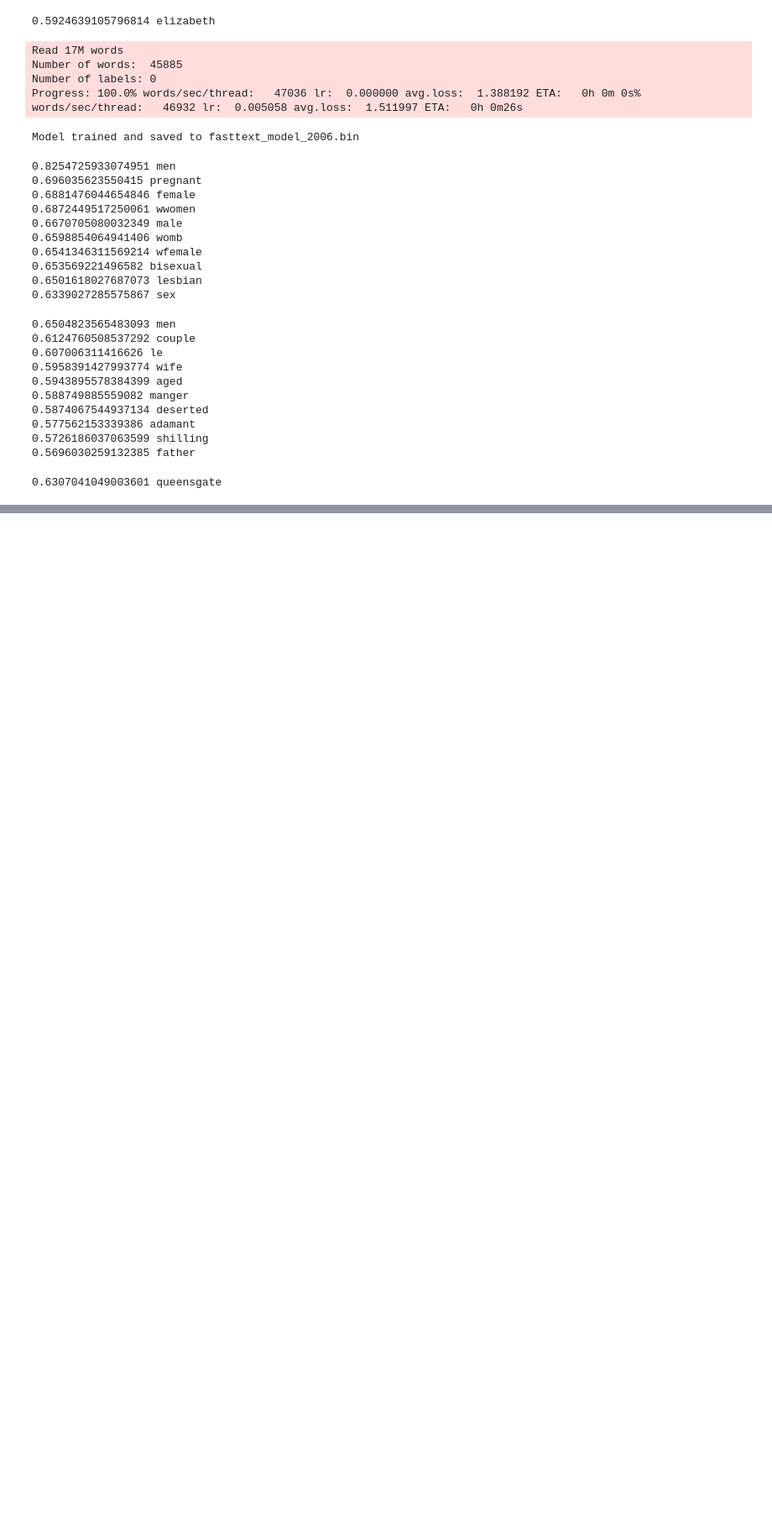
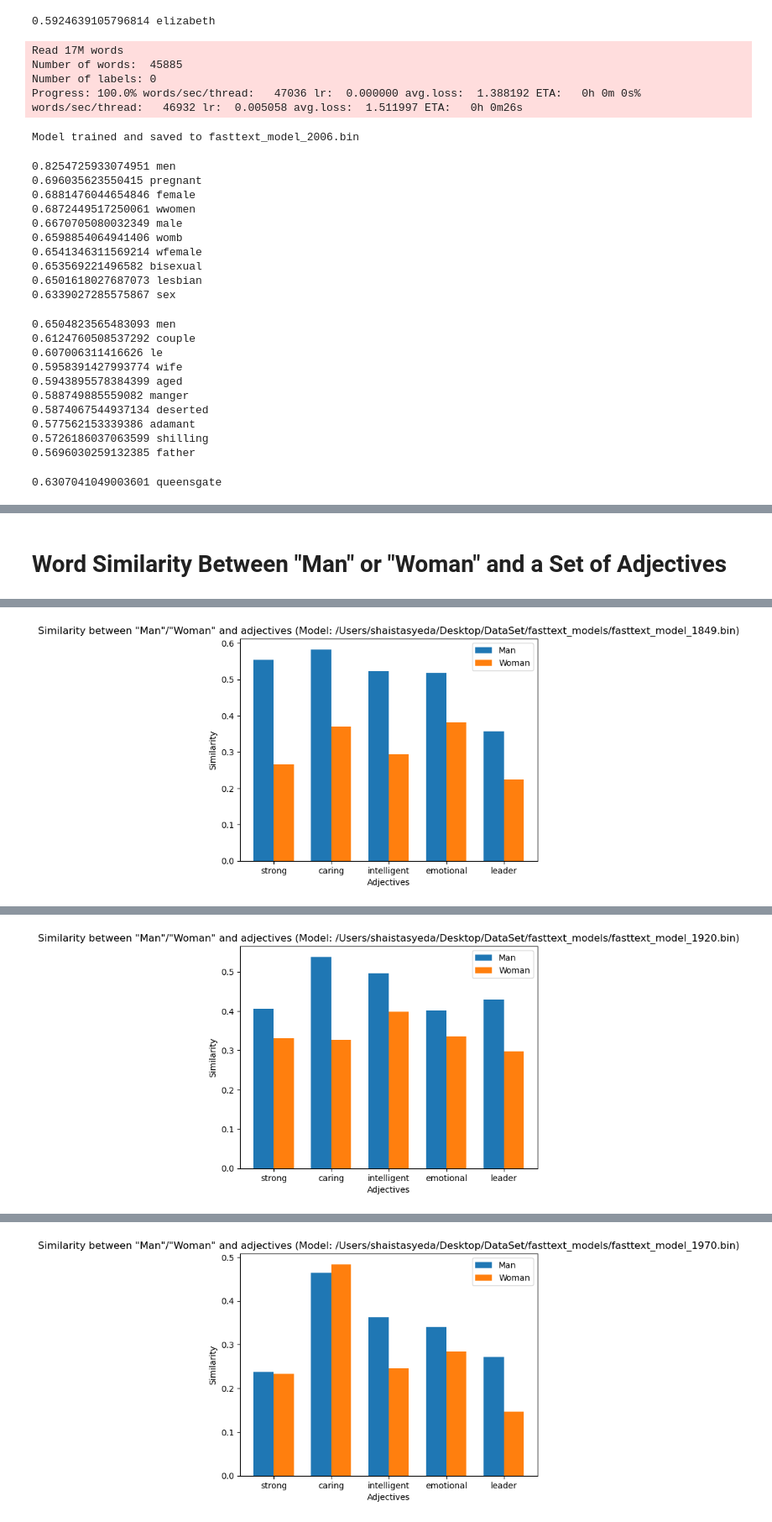
Before and after one commit to xssti/Analysis-of-gender-perception, a Jupyter notebook: ADS-2/Jupyter-Notebooks/Fasttext-Model-1.ipynb, the cells around one changed output, grey strips where cells are left out. Shown: that part at 84% size. Drawn from its saved outputs; the diff is of its cells as text; code cells hidden in the pictures; blank space fills up the shorter version.

```diff
--- a/ADS-2/Jupyter-Notebooks/Fasttext-Model-1.ipynb
+++ b/ADS-2/Jupyter-Notebooks/Fasttext-Model-1.ipynb
@@ -470,0 +477,2 @@ for word, similarity in analogy:
+# %%
+model_1 = fasttext.load_model('/Users/shaistasyeda/Desktop/DataSet/fasttext_models/fasttext_model_1849.bin')
@@ -470,0 +540,2 @@ for word, similarity in analogy:
+# %% [markdown]
+# Word Similarity Between "Man" or "Woman" and a Set of Adjectives
@@ -470,0 +547,51 @@ for word, similarity in analogy:
+# %%
+# List of model paths
+model_paths = [
+    '/Users/shaistasyeda/Desktop/DataSet/fasttext_models/fasttext_model_1849.bin',
+    '/Users/shaistasyeda/Desktop/DataSet/fasttext_models/fasttext_model_1920.bin',
+    '/Users/shaistasyeda/Desktop/DataSet/fasttext_models/fasttext_model_1970.bin',
+    '/Users/shaistasyeda/Desktop/DataSet/fasttext_models/fasttext_model_1990.bin',
+    '/Users/shaistasyeda/Desktop/DataSet/fasttext_models/fasttext_model_2006.bin'
+]
+# %%
+# List of adjectives
+adjectives = ["strong", "caring", "intelligent", "emotional", "leader"]
+# %%
+# Function to calculate similarity
+def similarity(model, word1, word2):
+    vec1 = model.get_word_vector(word1)
+    vec2 = model.get_word_vector(word2)
+    return 1 - cosine(vec1, vec2)
+# %%
+# Iterate through each model
+for model_path in model_paths:
+    # Load model
+    model = fasttext.load_model(model_path)
+
+    # Store similarities
+    similarities_man = []
+    similarities_woman = []
+
+    for adj in adjectives:
+        sim_man = similarity(model, "man", adj)
+        sim_woman = similarity(model, "woman", adj)
+        similarities_man.append(sim_man)
+        similarities_woman.append(sim_woman)
+
+     # Plotting
+    fig, ax = plt.subplots()
+    index = range(len(adjectives))
+    bar_width = 0.35
+
+    bar1 = ax.bar(index, similarities_man, bar_width, label='Man')
+    bar2 = ax.bar([i + bar_width for i in index], similarities_woman, bar_width, label='Woman')
+
+    ax.set_xlabel('Adjectives')
+    ax.set_ylabel('Similarity')
+    ax.set_title(f'Similarity between "Man"/"Woman" and adjectives (Model: {model_path})')
+    ax.set_xticks([i + bar_width / 2 for i in index])
+    ax.set_xticklabels(adjectives)
+    ax.legend()
+
+    plt.show()
+# %% [output]
@@ -470,0 +599 @@ for word, similarity in analogy:
+[figure, added]
@@ -470,0 +601 @@ for word, similarity in analogy:
+[figure, added]
@@ -470,0 +603 @@ for word, similarity in analogy:
+[figure, added]
```
Also changed, not shown: parts of 18 cells of this notebook.
